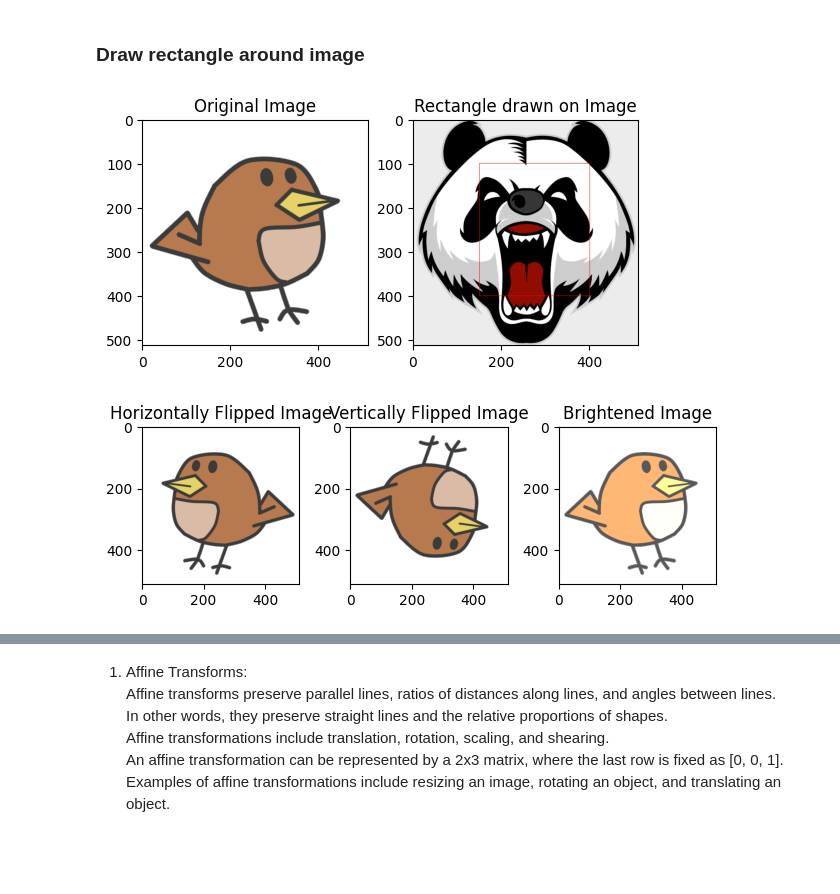
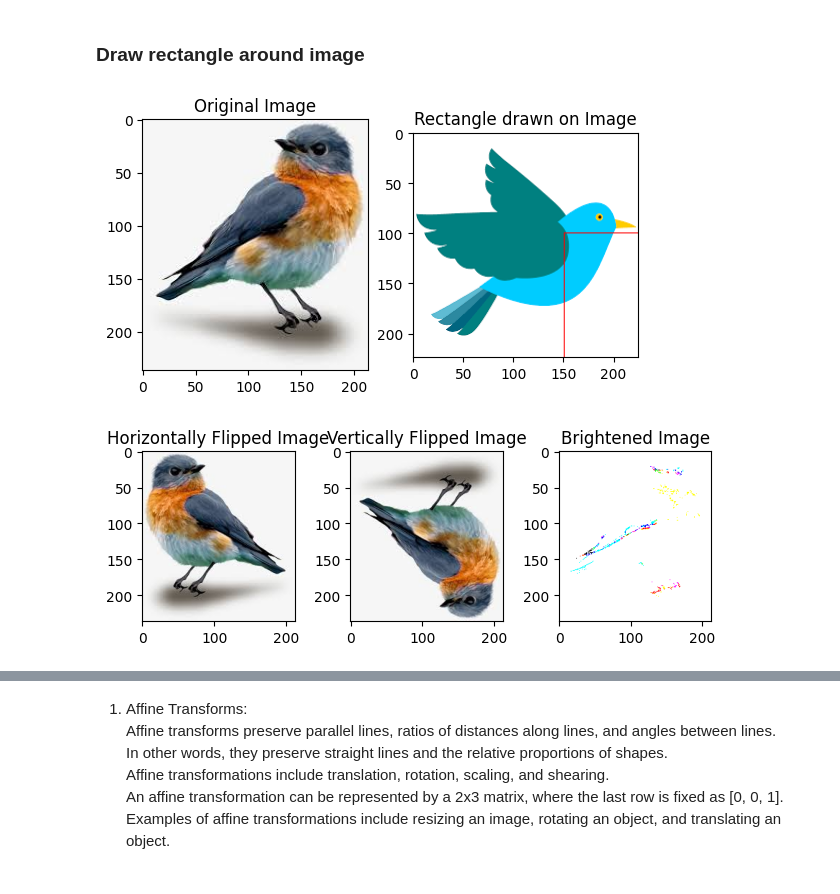
Before and after one commit to AbhijitMore/Image-Processing, a Jupyter notebook: Affine Transforms.ipynb, the cells around one changed output, grey strips where cells are left out. Drawn from its saved outputs; the diff is of its cells as text; code cells hidden in the pictures; blank space fills up the shorter version.

Commit message:
fixed image issues

```diff
--- a/Affine Transforms.ipynb
+++ b/Affine Transforms.ipynb
@@ -7,7 +7,7 @@ import numpy as np
 import matplotlib.pyplot as plt
 
 # Load the image
-image = plt.imread('/Users/abhijit/Desktop/Jupyter Notebooks/Datasets/sample_images/bird.png')
+image = plt.imread('Images/bird.jpeg')
 
 # Get image dimensions
 height, width, channels = image.shape
@@ -183,31 +185,31 @@ plt.show()
 # %%
 from PIL import Image, ImageDraw
 from matplotlib import pyplot as plt
 
 # Load the image
-img = Image.open('/Users/abhijit/Desktop/Jupyter Notebooks/Datasets/sample_images/logo.png')
+img = Image.open('Images/bird_2.png')
 draw = ImageDraw.Draw(img)
 
 # Draw a rectangle on the image
 draw.rectangle((150, 100, 400, 400), outline=(255, 0, 0))
 
 plt.subplot(1,2,1)
 plt.title('Original Image')
 plt.imshow(image)
 plt.subplot(1,2,2)
 plt.title('Rectangle drawn on Image')
 # Display the image
 plt.imshow(img)
 plt.show()
 # %% [output]
-[figure, old version]
+[figure, new version]
 # %%
 import numpy as np
 import matplotlib.pyplot as plt
 from PIL import Image
 
 # Load the image
-image_path = '/Users/abhijit/Desktop/Jupyter Notebooks/Datasets/sample_images/bird.png'
+image_path = 'Images/bird.jpeg'
 image = plt.imread(image_path)
 
 
@@ -239,4 +241,4 @@ plt.title('Brightened Image')
 plt.tight_layout()
 plt.show()
 # %% [output]
-[figure, old version]
+[figure, new version]
```
Also changed, not shown: parts of 9 cells of this notebook, 7 other files.
